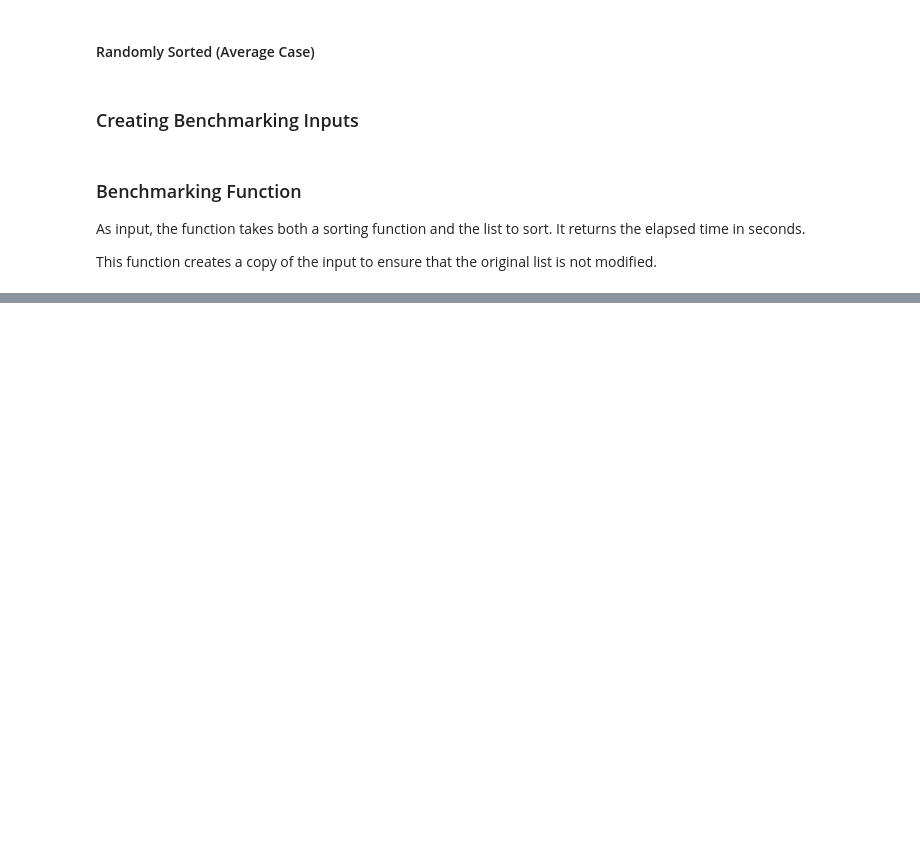
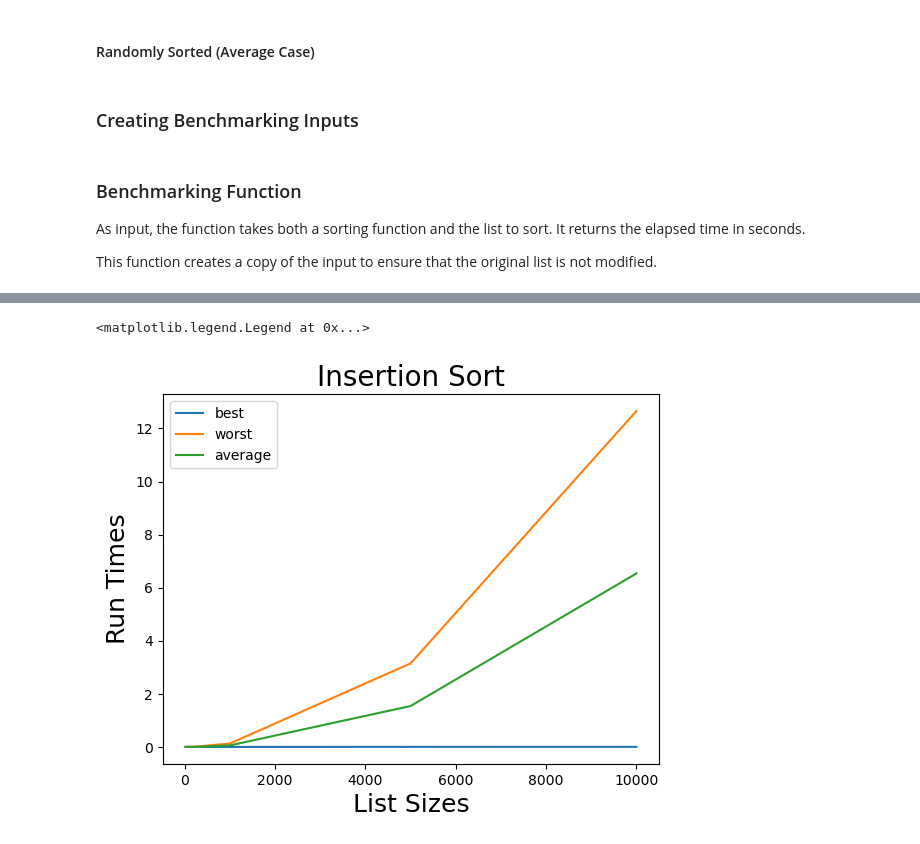
Before and after one commit to cjbass02/CSC33310-Program2, a Jupyter notebook: CSC3310_program2_group12.ipynb, the cells around one changed output, grey strips where cells are left out. Cells and saved outputs as stored; diff of their text form; code cells hidden in the pictures; blank space fills up the shorter version.

```diff
--- a/CSC3310_program2_group12.ipynb
+++ b/CSC3310_program2_group12.ipynb
@@ -144,0 +187,11 @@ benchmark(selection, average_20)
+# %%
+plt.plot(list_sizes, time_fowards_insertion, label="best")
+plt.plot(list_sizes, time_backwards_insertion, label="worst")
+plt.plot(list_sizes, time_average_insertion, label="average")
+plt.xlabel("List Sizes", fontsize=18)
+plt.ylabel("Run Times", fontsize=18)
+plt.title("Insertion Sort", fontsize=20)
+plt.legend()
+# %% [output]
+<matplotlib.legend.Legend at 0x...>
+[figure, added]
```
Also changed, not shown: parts of 9 cells of this notebook.
